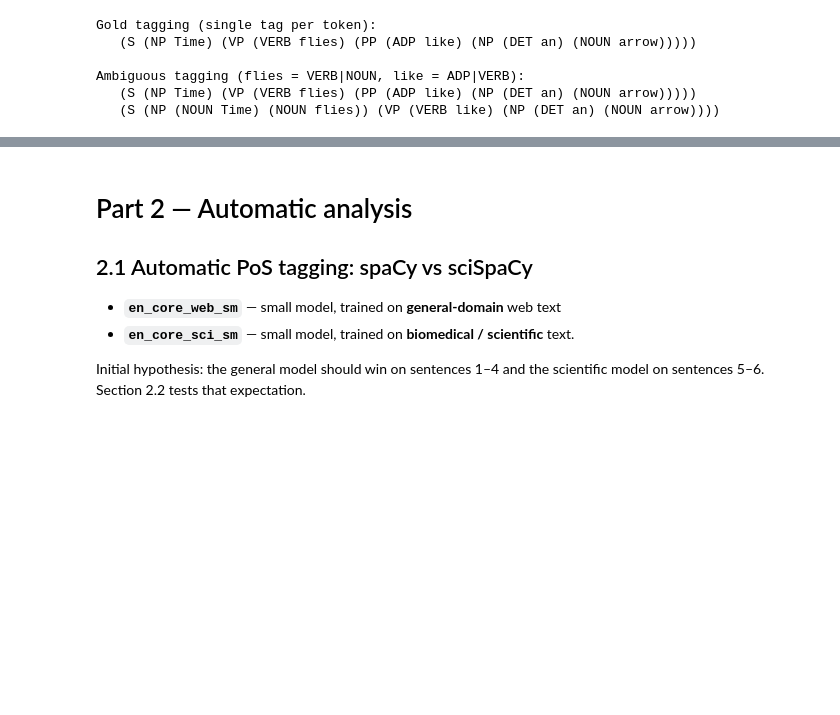
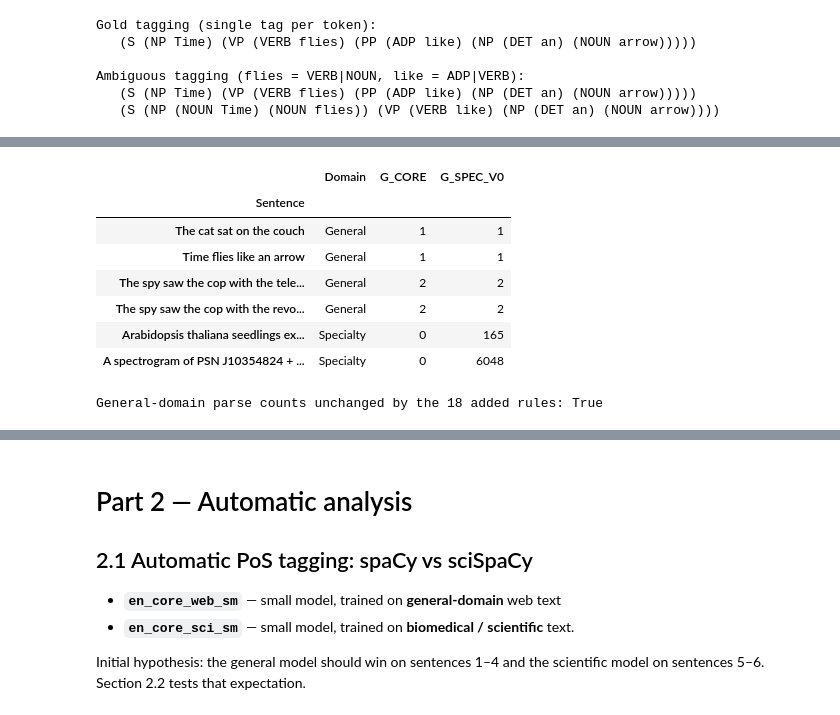
Before and after one commit to fserracrespi/Workshop_1_NLP_Today, a Jupyter notebook: main.ipynb, the cells around one changed output, grey strips where cells are left out. Drawn from its saved outputs; the diff is of its cells as text; code cells hidden in the pictures; blank space fills up the shorter version.

Commit message:
added specific domain part 1.3 w extended grammar

```diff
--- a/main.ipynb
+++ b/main.ipynb
@@ -261,0 +334,56 @@ G_SPEC = []
+# %%
+# TEST 2 - a first, deliberately naive extension: add whatever the two specialty
+# sentences need, without yet worrying about how ambiguous the result becomes.
+
+G_EXTRA = [
+    # the dead-end tags finally become noun phrases
+    ("NP", ("PROPN",)),            # Arabidopsis, UT, Ia
+    ("NP", ("PRON",)),             # they, this, which
+    ("NP", ("NUM",)),              # 3900279, 0.044
+
+    # nominal compounds and pre-modifiers
+    ("NP", ("PROPN", "PROPN")),    # Arabidopsis thaliana / PSN J10354824
+    ("NP", ("PROPN", "NP")),
+    ("NP", ("NUM", "PROPN")),      # 19.33 UT
+    ("NP", ("ADJ", "NOUN")),       # longer hypocotyls
+    ("NP", ("ADJ", "NP")),         # high ambient temperature (stacked ADJ)
+    ("NP", ("NP", "NOUN")),        # Arabidopsis thaliana seedlings
+    ("NP", ("NP", "PROPN")),       # a type Ia
+    ("NP", ("NP", "NUM")),         # redshift z 0.044
+
+    # verbal constructions absent from the general domain
+    ("VP", ("AUX", "VP")),         # are grown     (passive)
+    ("VP", ("AUX", "NP")),         # is a type Ia  (copula)
+
+    # clause-level glue. The assignment restricts the non-terminals to S/NP/VP/PP, so we
+    # have no SBAR available: a subordinate clause has to be smuggled in as a PP.
+    ("PP", ("SCONJ", "S")),        # when ... / that ...
+    ("PP", ("PUNCT", "NP")),       # the "+" of J10354824 + 3900279
+    ("NP", ("NP", "S")),           # which is defined as thermomorphogenesis
+    ("NP", ("NP", "VP")),          # obtained on Dec. 19.33 UT   (reduced relative)
+]
+
+G_SPEC_V0 = G_CORE + G_EXTRA
+
+comparison = pd.DataFrame({
+    "Domain": ["General"] * len(general) + ["Specialty"] * len(specialty),
+    "G_CORE": n_parses(G_CORE, general + specialty),
+    "G_SPEC_V0": n_parses(G_SPEC_V0, general + specialty),
+}, index=[s[:45] for s in general + specialty])
+comparison.index.name = "Sentence"
+
+display(comparison)
+
+before = comparison.loc[comparison["Domain"] == "General", "G_CORE"]
+after = comparison.loc[comparison["Domain"] == "General", "G_SPEC_V0"]
+print(f"\nGeneral-domain parse counts unchanged by the 18 added rules: {before.equals(after)}")
+# %% [output]
+|  | Domain | G_CORE | G_SPEC_V0 |
+| Sentence |  |  |  |
+| The cat sat on the couch | General | 1 | 1 |
+| Time flies like an arrow | General | 1 | 1 |
+| The spy saw the cop with the tele... | General | 2 | 2 |
+| The spy saw the cop with the revo... | General | 2 | 2 |
+| Arabidopsis thaliana seedlings ex... | Specialty | 0 | 165 |
+| A spectrogram of PSN J10354824 + ... | Specialty | 0 | 6048 |
+General-domain parse counts unchanged by the 18 added rules: True
```
Also changed, not shown: parts of 10 cells of this notebook, 3 other files.
